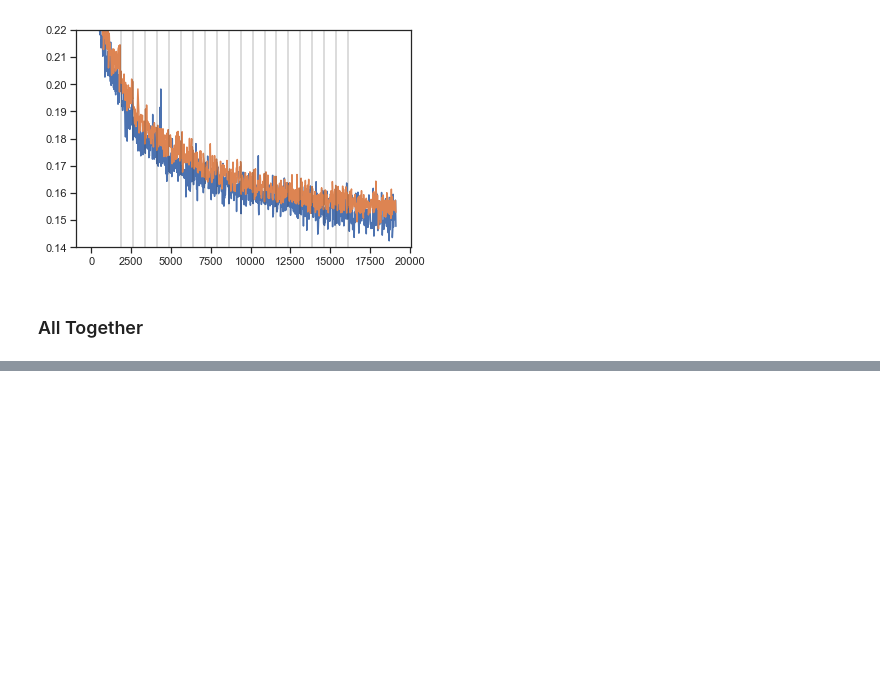
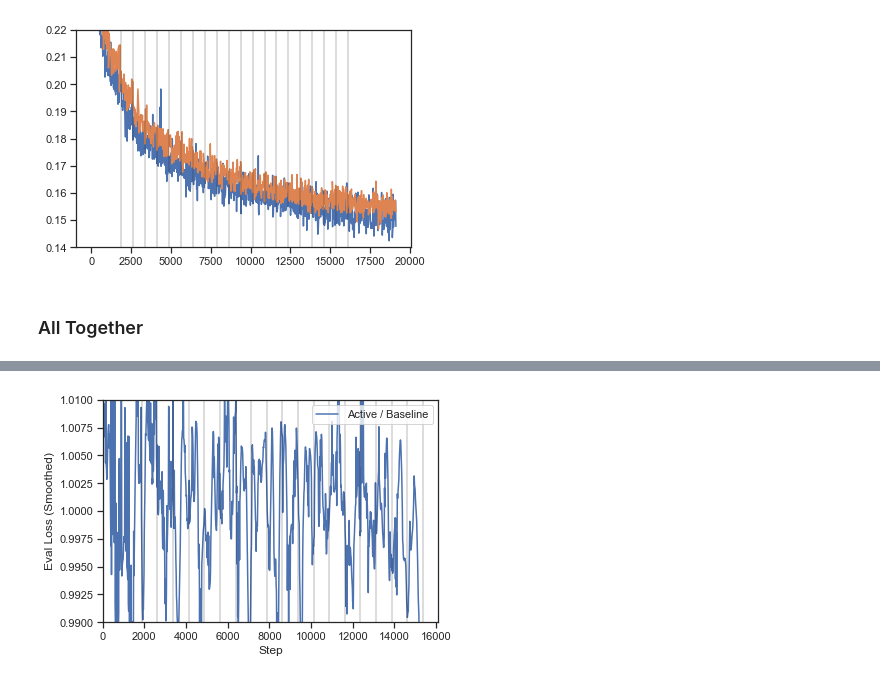
Before and after one commit to colinleach/zoobot, a Jupyter notebook: notebooks/active_learning_metrics.ipynb, the cells around one changed output, grey strips where cells are left out. Cells and saved outputs as stored; diff of their text form; code cells hidden in the pictures; blank space fills up the shorter version.

```diff
--- a/notebooks/active_learning_metrics.ipynb
+++ b/notebooks/active_learning_metrics.ipynb
@@ -440,0 +426,89 @@ max(active_train_loss_g['step']), max(active_eval_loss_g['step']), max(active_rm
+# %%
+question = 'smooth'
+# %%
+sns.set_style("ticks")
+
+# fig, (ax0, ax1, ax2) = plt.subplots(nrows=3, figsize=(5, 8))
+
+fig, ax1 = plt.subplots(nrows=1)
+
+# # train loss
+# ax0.plot(active_train_loss_g['step'], active_train_loss_g['smoothed_loss'], label='Active')
+# ax0.plot(baseline_train_loss_g['step'], baseline_train_loss_g['smoothed_loss'], label='Baseline')
+# for step in acq_steps:
+#     ax0.axvline(step, alpha=0.2, color='k')
+# ax0.set_xlabel('Step')
+# ax0.set_ylabel('Train Loss (Smoothed)')
+
+# if question == 'smooth':
+#     ax0.set_ylim([20, 25])
+# if question == 'bar':
+#     ax0.set_ylim([10, 18])
+
+# # for some reason, this axis likes being integers. Force to be float, for consistency.
+# ax0.yaxis.set_major_formatter(plt.FuncFormatter(lambda x, pos: '{:.1f}'.format(x)))
+# ax0.legend()
+
+
+# eval loss
+ax1.plot(active_eval_loss_g['step'], active_eval_loss_g['smoothed_loss']/baseline_eval_loss_g['smoothed_loss'], label='Active / Baseline')
+# ax1.plot(baseline_eval_loss_g['step'], baseline_eval_loss_g['smoothed_loss'], label='Baseline')
+ax1.set_ylim([0.99, 1.01])
+
+# ax1.plot(active_eval_loss_g['step'], active_eval_loss_g['smoothed_loss'] - baseline_eval_loss_g['smoothed_loss'], label='Active')
+# ax1.plot(baseline_eval_loss_g['step'], baseline_eval_loss_g['smoothed_loss'], label='Baseline')
+
+# ax1.plot(active_eval_loss_g['step'], active_eval_loss_g['smoothed_loss'], label='Active')
+# ax1.plot(baseline_eval_loss_g['step'], baseline_eval_loss_g['smoothed_loss'], label='Baseline')
+
+ax1.set_xlabel('Step')
+ax1.set_ylabel('Eval Loss (Smoothed)')
+
+# if question == 'smooth':
+#     ax1.set_ylim([21, 22.5])
+# if question == 'bar':
+#     ax1.set_ylim([13, 15])
+
+for step in acq_steps:
+    ax1.axvline(step, alpha=0.2, color='k')
+ax1.legend()
+
+# # rmse
+# ax2.plot(active_rmse_g['step'], active_rmse_g['smoothed_rmse'], label='Active')
+# ax2.plot(baseline_rmse_g['step'], baseline_rmse_g['smoothed_rmse'], label='Baseline')
+
+# if question == 'smooth':
+#     ax2.set_ylim([.1, .14])
+# if question == 'bar':
+#     ax2.set_ylim([.14, .22])
+
+# ax2.set_xlabel('Step')
+# ax2.set_ylabel('Eval RMSE (Smoothed)')
+# for step in acq_steps:
+#     ax2.axvline(step, alpha=0.2, color='k')
+# ax2.legend()
+
+# if question == 'smooth':
+#     ax2.plot([2800, 5000], [0.117, 0.117], 'o-', color=(.8, 0, 0), fillstyle='none')
+# if question == 'bar':
+#     ax2.plot([5480, 6950], [0.17, 0.17], 'o-', color=(.8, 0, 0), fillstyle='none')
+
+
+
+# ax0.xaxis.set_major_formatter(plt.NullFormatter())
+# ax1.xaxis.set_major_formatter(plt.NullFormatter())
+
+if question == 'smooth':
+    xmax = 16111
+if question == 'bar':
+    xmax = 18361
+
+# ax0.set_xlim([0, xmax])
+ax1.set_xlim([0, xmax])
+# ax2.set_xlim([0, xmax])
+
+# ax0.set_title("GZ2 'Bar' Active Learning Performance")
+fig.tight_layout()
+# fig.savefig(os.path.join(save_dir, 'gz2_active_sim_latest.png'))
+# %% [output]
+[figure, added]
```
Also changed, not shown: parts of 7 cells of this notebook, 2 other files.
